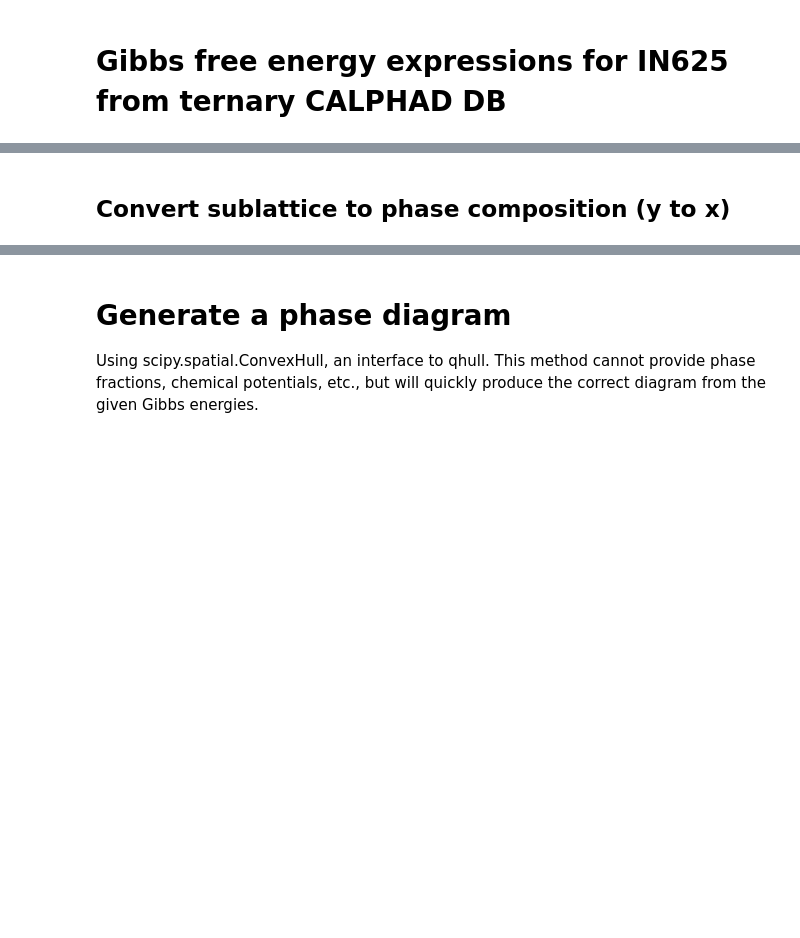
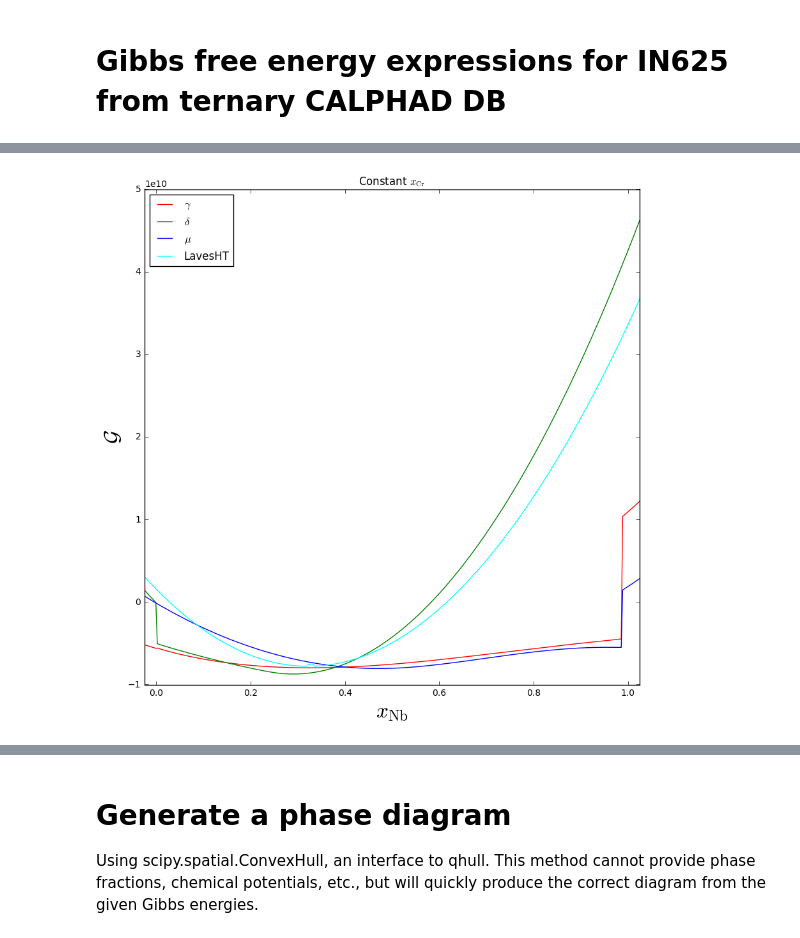
Before and after one commit to usnistgov/phasefield-precipitate-aging, a Jupyter notebook: CALPHAD_qhull.ipynb, the cells around one changed output, grey strips where cells are left out. Cells and saved outputs as stored; diff of their text form; code cells hidden in the pictures; blank space fills up the shorter version.

```diff
--- a/CALPHAD_qhull.ipynb
+++ b/CALPHAD_qhull.ipynb
@@ -69,26 +85,0 @@ from IPython.display import display
-# %%
-# Constants
-epsilon = 1e-8 # tolerance for comparing floating-point numbers to zero
-dx = 0.1 # small offset to avoid valid roots at edges of defined regions
-temp = 870.0 + 273.15 # 1143 Kelvin
-#temp = 1150.0 + 273.15 # Kelvin
-
-RT = 8.3144598*temp # J/mol/K
-Vm = 1.0e-5 # m^3/mol
-inVm = 1.0 / Vm # mol/m^3
-errslope = 1.5e5 # J/(mol/mol)m curvature of parabola outside phase-specific domain
-
-# Let's avoid integer arithmetic in fractions.
-fr13by7 = 13.0/7
-fr13by3 = 13.0/3
-fr13by4 = 13.0/4
-fr6by7 = 6.0/7
-fr6by13 = 6.0/13
-fr7by13 = 7.0/13
-fr3by4 = 3.0/4
-fr3by2 = 3.0/2
-fr4by3 = 4.0/3
-fr2by3 = 2.0/3
-fr1by3 = 1.0/3
-fr1by2 = 1.0/2
-rt3by2 = np.sqrt(3.0)/2
@@ -126,2 +85,0 @@ g_bcc = parse_expr(str(m_bcc.ast))
-# %% [markdown]
-## Convert sublattice to phase composition (y to x)
@@ -294,34 +86,31 @@ g_bcc = inVm * g_bcc.subs({BCC_A20CR: BCC_XCR,
 # %%
 labels = [r'$\gamma$', r'$\delta$', r'$\mu$', 'LavesHT', 'LavesLT', 'BCC', r'$\delta$', r'$\mu$', 'LavesHT', 'LavesLT']
 colors = ['red', 'green', 'blue', 'cyan', 'magenta', 'yellow', 'green', 'blue', 'cyan', 'magenta']
 xlim = [-0.025+epsilon, 1.025]
 
 # plot Gibbs energy curves for fixed x_Cr = 1.25% to check gamma-delta and delta-mu coexistence
 if True:
     xcr = 0.0125
     X = []
     G = [[], [], [], [], [], [], [], [], [], []]
 
     for xnb in np.linspace(xlim[0], xlim[1], 351):
-        xni = 1-xcr-xnb
         X.append(xnb)
-#         G[0].append(Gg(xcr, xnb, xni))
-#         G[1].append(Gd(xcr, xnb))
-#         G[2].append(Gu(xcr, xnb, xni))
-#         G[3].append(Gh(xnb, xni))
-        G[0].append(g_gamma.subs({GAMMA_XCR: xcr, GAMMA_XNB: xnb, GAMMA_XNI: xni}))
-        G[1].append(g_delta.subs({DELTA_XCR: xcr, DELTA_XNB: xnb}))
-        G[2].append(g_mu.subs({MU_XCR: xcr, MU_XNB: xnb, MU_XNI: xni}))
-        G[3].append(g_lavesHT.subs({LAVES_XNB: xnb, LAVES_XNI: xni}))
+        G[0].append(GG(xcr, xnb))
+        G[1].append(GD(xcr, xnb))
+        G[2].append(GU(xcr, xnb))
+        G[3].append(GL(xcr, xnb))
 
     plt.figure(figsize=(10, 10))
     plt.title("Constant $x_\mathrm{Cr}$")
     plt.xlabel(r'$x_\mathrm{Nb}$', fontsize=24)
     plt.ylabel(r'$\mathcal{G}$', fontsize=24)
     plt.xlim(xlim)
     for i in range(4):
         plt.plot(X, G[i], color=colors[i], label=labels[i])
     plt.legend(loc='best')
+# %% [output]
+[figure, added]
 # %%
 # plot Gibbs energy curves for fixed x_Nb = 22.5% to check delta-Laves coexistence
 if True:
```
Also changed, not shown: parts of 33 cells of this notebook, 4 other files.
